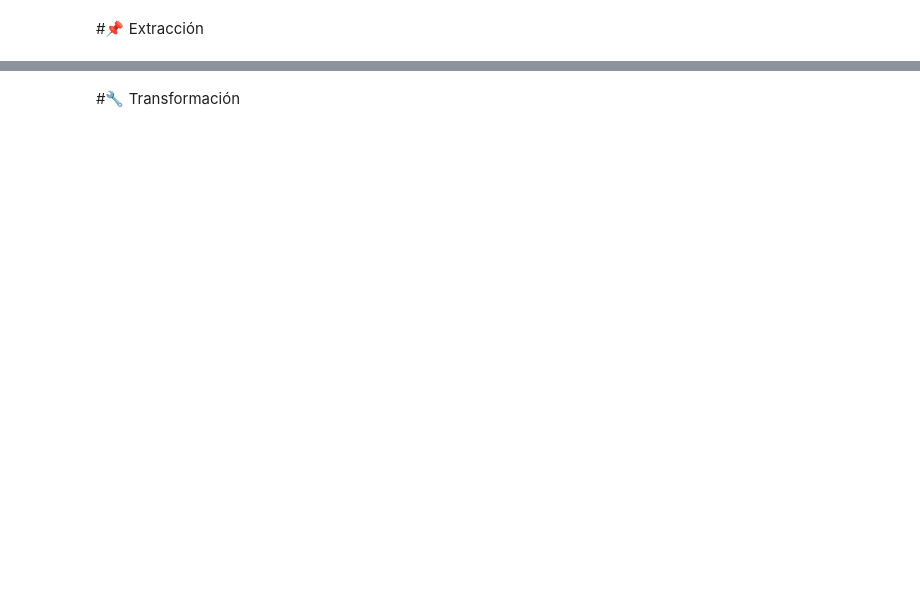
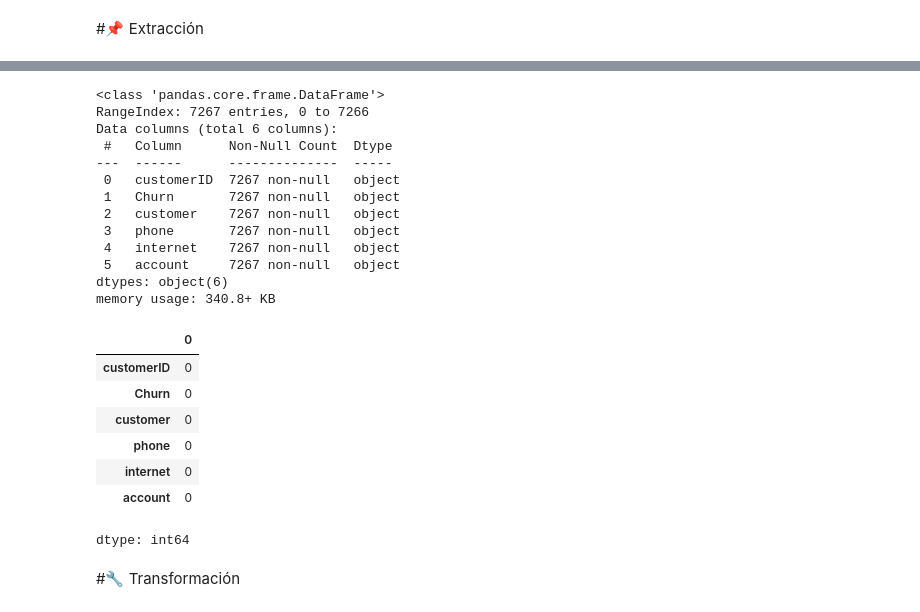
Before and after one commit to Rey-Morales-G/Alura_Telecom_X_2, a Jupyter notebook: TelecomX_LATAM.ipynb, the cells around one changed output, grey strips where cells are left out. Drawn from its saved outputs; the diff is of its cells as text; code cells hidden in the pictures; blank space fills up the shorter version.

```diff
--- a/TelecomX_LATAM.ipynb
+++ b/TelecomX_LATAM.ipynb
@@ -15,5 +15,34 @@ df.head()
 | 2 | 0004-TLHLJ | Yes | {'gender': 'Male', 'SeniorCitizen... | {'PhoneService': 'Yes', 'Multiple... | {'InternetService': 'Fiber optic'... | {'Contract': 'Month-to-month', 'P... |
 | 3 | 0011-IGKFF | Yes | {'gender': 'Male', 'SeniorCitizen... | {'PhoneService': 'Yes', 'Multiple... | {'InternetService': 'Fiber optic'... | {'Contract': 'Month-to-month', 'P... |
 | 4 | 0013-EXCHZ | Yes | {'gender': 'Female', 'SeniorCitiz... | {'PhoneService': 'Yes', 'Multiple... | {'InternetService': 'Fiber optic'... | {'Contract': 'Month-to-month', 'P... |
+# %%
+#summary of the data I have#
+df.info()
+
+#check for null values#
+
+df.isnull().sum()
+# %% [output]
+<class 'pandas.core.frame.DataFrame'>
+RangeIndex: 7267 entries, 0 to 7266
+Data columns (total 6 columns):
+ #   Column      Non-Null Count  Dtype
+---  ------      --------------  -----
+ 0   customerID  7267 non-null   object
+ 1   Churn       7267 non-null   object
+ 2   customer    7267 non-null   object
+ 3   phone       7267 non-null   object
+ 4   internet    7267 non-null   object
+ 5   account     7267 non-null   object
+dtypes: object(6)
+memory usage: 340.8+ KB
+|  | 0 |
+| customerID | 0 |
+| Churn | 0 |
+| customer | 0 |
+| phone | 0 |
+| internet | 0 |
+| account | 0 |
+dtype: int64
 # %% [markdown]
 #🔧 Transformación
```
Also changed, not shown: parts of 2 cells of this notebook.
